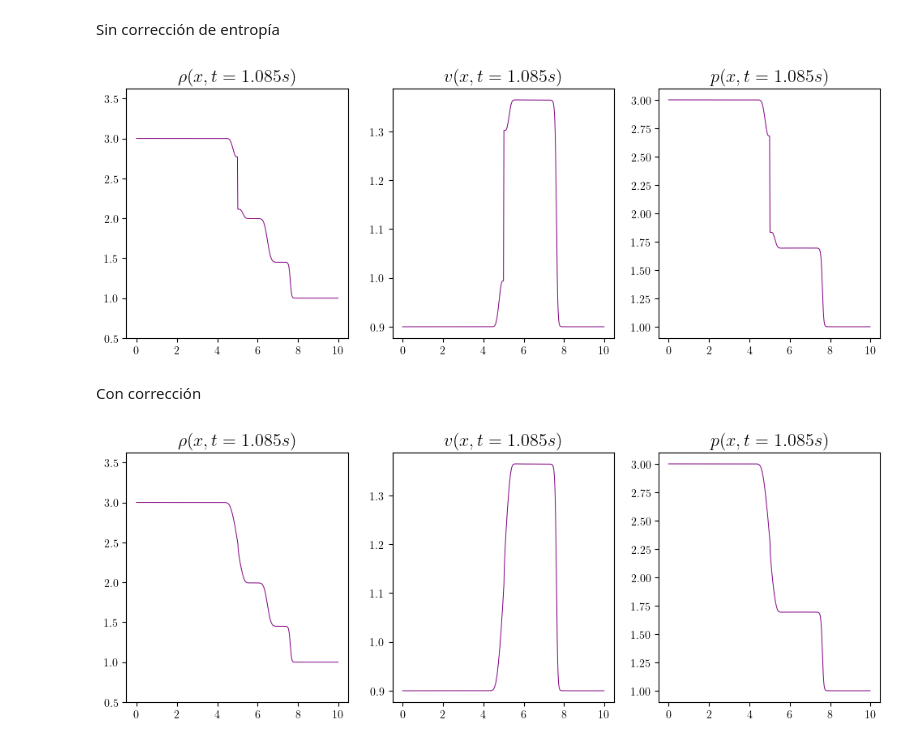
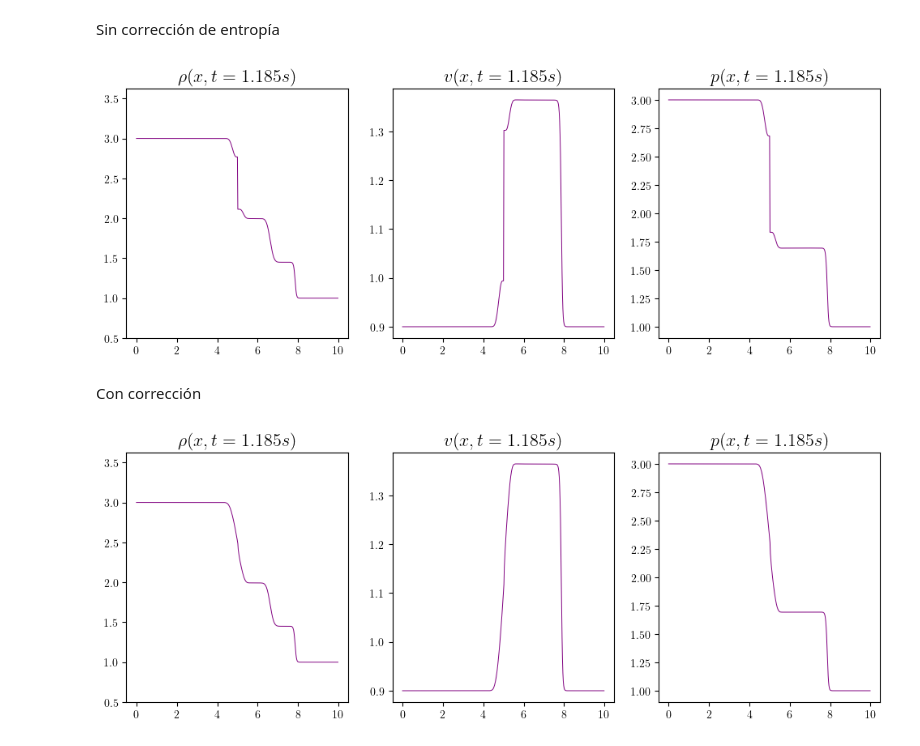
Before and after one commit to highchen147/tesis, a Jupyter notebook: euler1D/plots_en_TDG/set1_graficas.ipynb, the cells around one changed output. Saved outputs shown, nothing was run; the diff lists cells and outputs as text; code cells hidden in the pictures.

```diff
--- a/euler1D/plots_en_TDG/set1_graficas.ipynb
+++ b/euler1D/plots_en_TDG/set1_graficas.ipynb
@@ -137,7 +137,7 @@ datos = data_variable["densidad"].join(data_variable["velocidad"]["u"]).join(dat
 plt.rcParams['font.family'] = 'serif'
 plt.rcParams['text.usetex'] = True
 plt.rcParams['text.latex.preamble'] = r'\usepackage{amsmath}'
-instantes_a_graficar = [1, 20, 60, 110]
+instantes_a_graficar = [1, 60, 120]
 fig, (ax1, ax2, ax3) = plt.subplots(1, 3, figsize=(12, 4))
 ax1: plt.Axes
 ax2: plt.Axes
@@ -152,34 +152,34 @@ for instante in instantes_a_graficar:
     tamaño_titulo = 16
     margen = 0.25
     min_rho = datos['rho'].min()
     max_rho = datos['rho'].max()
     min_rho = min_rho - (max_rho-min_rho)*margen
     max_rho = max_rho + (max_rho-min_rho)*margen
     ax1.set_ylim(min_rho, max_rho)
 
     min_u = datos['u'].min()
     max_u = datos['u'].max()
     min_u = min_u - (max_u-min_u)*margen
     max_u = max_u + (max_u-min_u)*margen
     ax2.set_ylim(min_u, max_u)
 
     min_p = datos['p'].min()
     max_p = datos['p'].max()
     min_p = min_p - (max_p-min_p)*margen
     max_p = max_p + (max_p-min_p)*margen
     ax2.set_ylim(min_p, max_p)
 
     ax1.plot(frame_datos["x"], frame_datos["rho"], color="purple", linewidth = 0.7)
     ax1.set_title(r"$\rho(x, t =" + str(time_secs) + r"s)$", fontsize=tamaño_titulo)
     ax2.clear()
     ax2.plot(frame_datos["x"], frame_datos["u"], color="purple", linewidth = 0.7)
     ax2.set_title(r"$v(x, t =" + str(time_secs) + r"s)$", fontsize=tamaño_titulo)
     ax3.clear()
     ax3.plot(frame_datos["x"], frame_datos["p"], color="purple", linewidth = 0.7)
     ax3.set_title(r"$p(x, t =" + str(time_secs) + r"s)$", fontsize=tamaño_titulo)
     plt.savefig(f'set3/{folder_resultado}/{time_stamp}.pdf',bbox_inches='tight', pad_inches=0.1, format='pdf')
 # %% [output]
-[figure, old version]
+[figure, new version]
 # %% [markdown]
 Con corrección
 # %%
@@ -198,7 +198,7 @@ datos = data_variable["densidad"].join(data_variable["velocidad"]["u"]).join(dat
 plt.rcParams['font.family'] = 'serif'
 plt.rcParams['text.usetex'] = True
 plt.rcParams['text.latex.preamble'] = r'\usepackage{amsmath}'
-instantes_a_graficar = [1, 20, 60, 110]
+instantes_a_graficar = [1, 60, 120]
 fig, (ax1, ax2, ax3) = plt.subplots(1, 3, figsize=(12, 4))
 ax1: plt.Axes
 ax2: plt.Axes
@@ -240,4 +240,4 @@ for instante in instantes_a_graficar:
     ax3.set_title(r"$p(x, t =" + str(time_secs) + r"s)$", fontsize=tamaño_titulo)
     plt.savefig(f'set3/{folder_resultado}/{time_stamp}.pdf',bbox_inches='tight', pad_inches=0.1, format='pdf')
 # %% [output]
-[figure, old version]
+[figure, new version]
```
